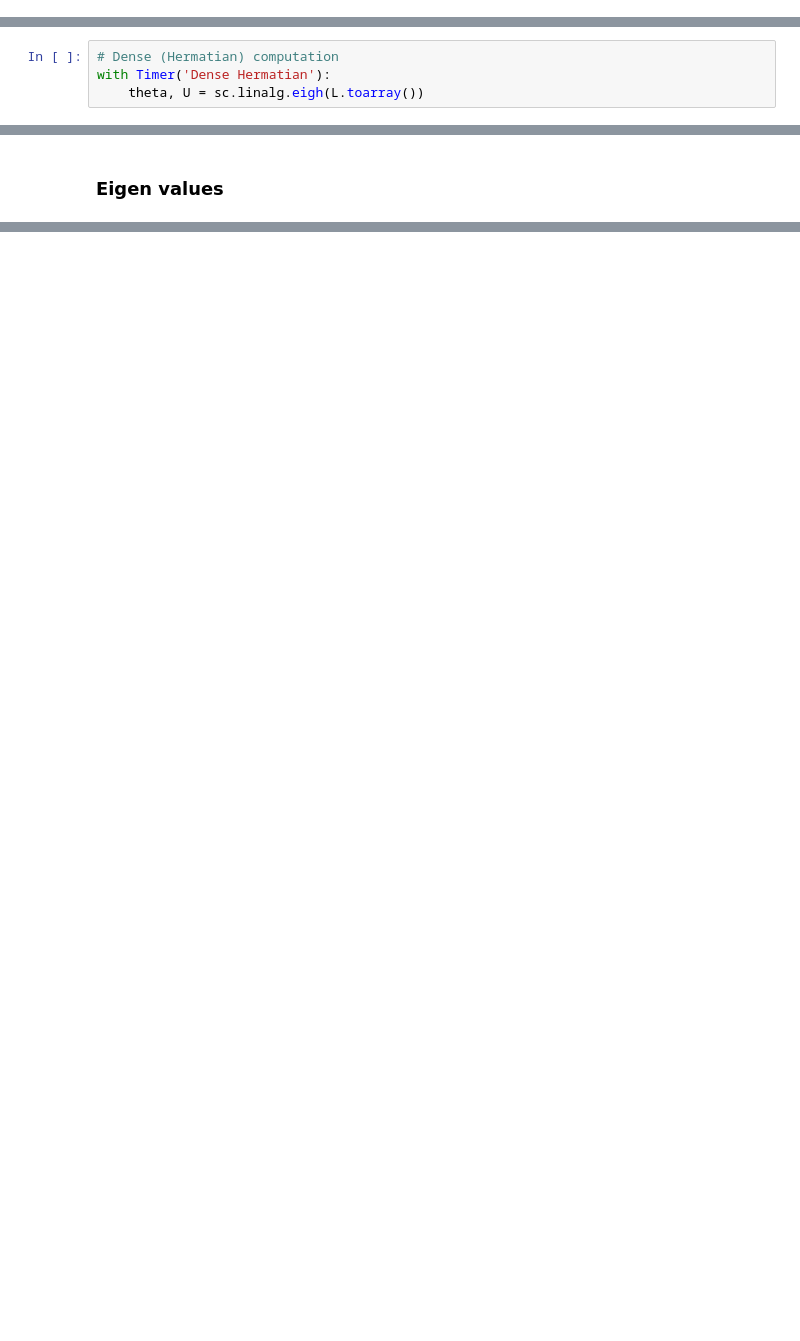
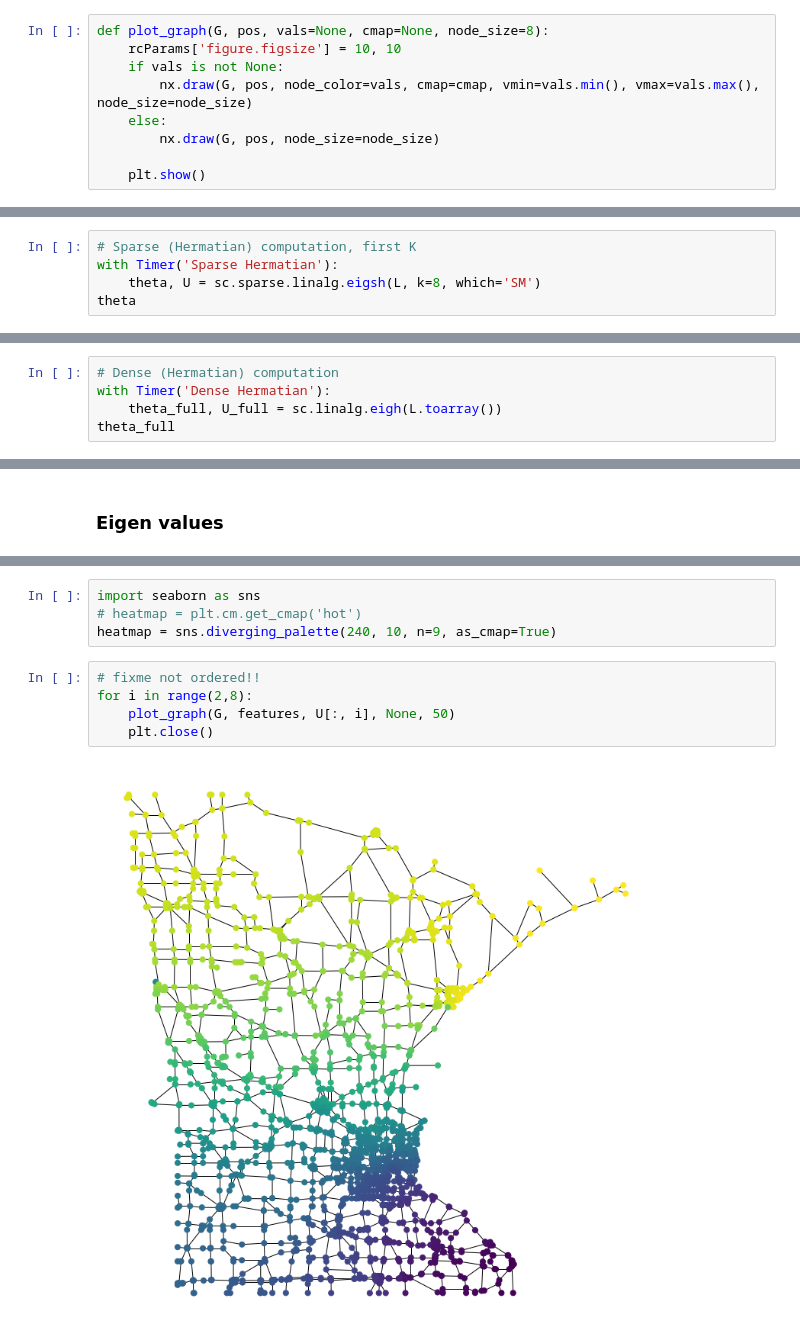
Before and after one commit to Dawars/graph_cnn, a Jupyter notebook: graph_conv.ipynb, the cells around one changed output, grey strips where cells are left out. Cells and saved outputs as stored; diff of their text form; blank space fills up the shorter version.

```diff
--- a/graph_conv.ipynb
+++ b/graph_conv.ipynb
@@ -38,0 +35,9 @@ plt.show()
+# %%
+def plot_graph(G, pos, vals=None, cmap=None, node_size=8):
+    rcParams['figure.figsize'] = 10, 10
+    if vals is not None:
+        nx.draw(G, pos, node_color=vals, cmap=cmap, vmin=vals.min(), vmax=vals.max(), node_size=node_size)
+    else:
+        nx.draw(G, pos, node_size=node_size)
+
+    plt.show()
@@ -71,0 +88,5 @@ Requirement already satisfied: block_timer in ./venv/lib/python3.6/site-packages
+# %%
+# Sparse (Hermatian) computation, first K
+with Timer('Sparse Hermatian'):
+    theta, U = sc.sparse.linalg.eigsh(L, k=8, which='SM')
+theta
@@ -89,5 +120,6 @@ array([-1.83324271e-14,  8.44938594e-04,  2.07732544e-03, ...,
 # %%
 # Dense (Hermatian) computation
 with Timer('Dense Hermatian'):
-    theta, U = sc.linalg.eigh(L.toarray())
+    theta_full, U_full = sc.linalg.eigh(L.toarray())
+theta_full
 # %% [output]
@@ -112,0 +143,11 @@ plt.show()
+# %%
+import seaborn as sns
+# heatmap = plt.cm.get_cmap('hot')
+heatmap = sns.diverging_palette(240, 10, n=9, as_cmap=True)
+# %%
+# fixme not ordered!!
+for i in range(2,8):
+    plot_graph(G, features, U[:, i], None, 50)
+    plt.close()
+# %% [output]
+[figure, added]
```
Also changed, not shown: parts of 26 cells of this notebook.
